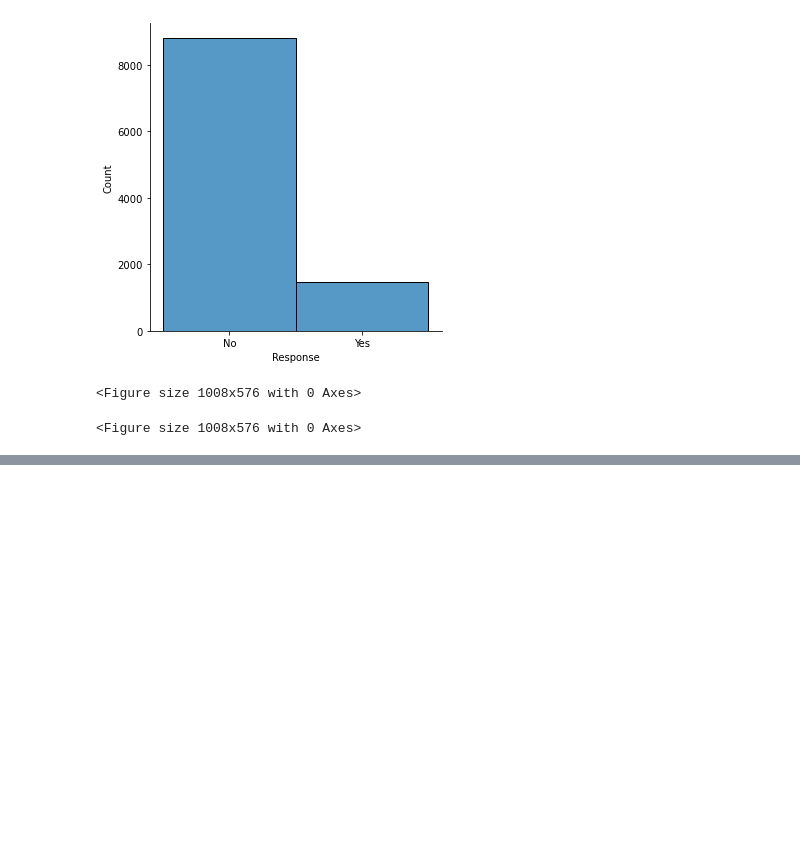
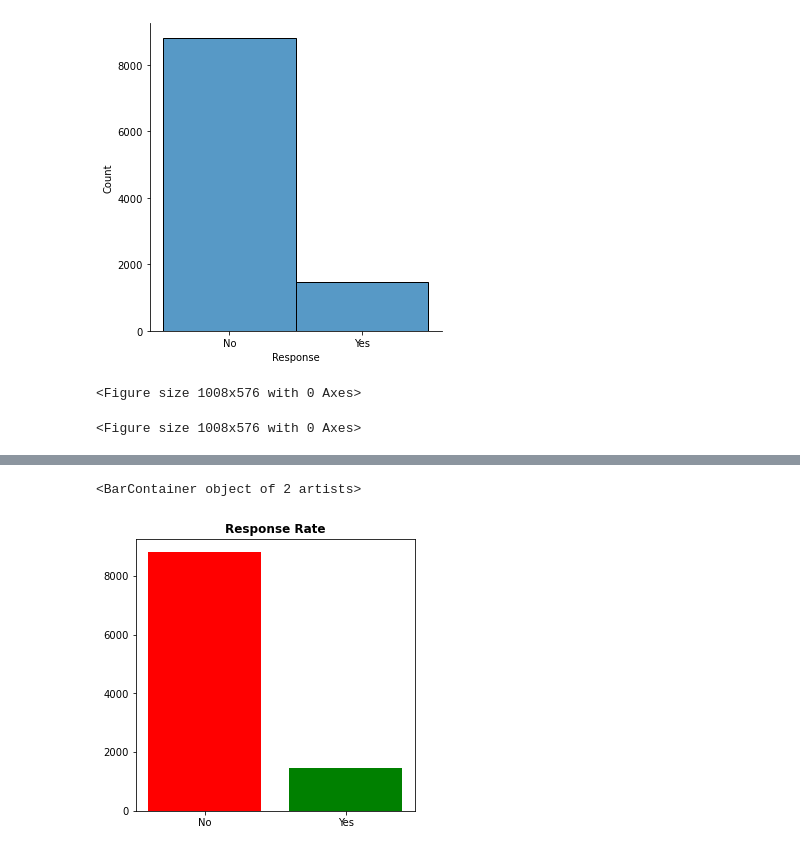
Before and after one commit to LiberisIvas/Customer-Case-Analysis, a Jupyter notebook: Customer_Analysis_Case_Study/Insurance-345.ipynb, the cells around one changed output, grey strips where cells are left out. Drawn from its saved outputs; the diff is of its cells as text; code cells hidden in the pictures; blank space fills up the shorter version.

```diff
--- a/Customer_Analysis_Case_Study/Insurance-345.ipynb
+++ b/Customer_Analysis_Case_Study/Insurance-345.ipynb
@@ -583,3 +561,7 @@ plt.figure(figsize=(14,8))
 # %% [output]
 <Figure size 1008x576 with 0 Axes>
 <Figure size 1008x576 with 0 Axes>
+# %%
+#store bin values in a variable
+responses = categorical['Response'].value_counts()
+responses
@@ -585,0 +577,10 @@ plt.figure(figsize=(14,8))
+# %%
+# create figure and axes
+fig, ax = plt.subplots(figsize = (5,5))
+# set title
+ax.set_title('Response Rate', fontweight='bold')
+# plot the bar chart
+ax.bar(responses.index, responses, color=('red','green'))
+# %% [output]
+<BarContainer object of 2 artists>
+[figure, added]
```
Also changed, not shown: parts of 57 cells of this notebook.
